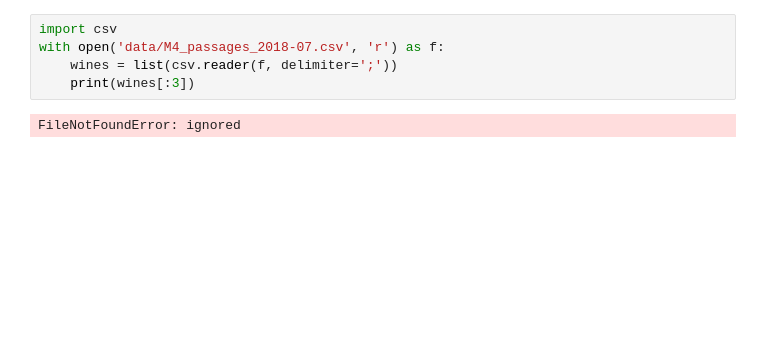
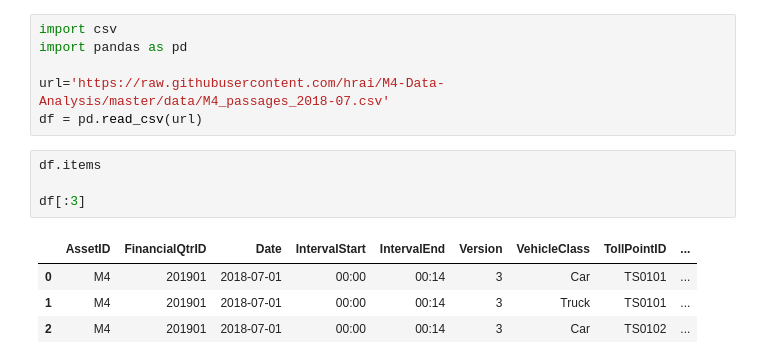
Before and after one commit to hrai/-M4-Data-Analysis, a Jupyter notebook: Assignment_2.ipynb, the cells around one changed output. Cells and saved outputs as stored; diff of their text form; blank space fills up the shorter version.

```diff
--- a/Assignment_2.ipynb
+++ b/Assignment_2.ipynb
@@ -1,9 +1,17 @@
 # %% [markdown]
 <a href="https://colab.research.google.com/github/hrai/M4-Data-Analysis/blob/master/Assignment_2.ipynb" target="_parent"><img src="https://colab.research.google.com/assets/colab-badge.svg" alt="Open In Colab"/></a>
-# %%
-import csv
-with open('data/M4_passages_2018-07.csv', 'r') as f:
-    wines = list(csv.reader(f, delimiter=';'))
-    print(wines[:3])
-# %% [output]
-FileNotFoundError: ignored
+# %%
+import csv
+import pandas as pd
+
+url='https://raw.githubusercontent.com/hrai/M4-Data-Analysis/master/data/M4_passages_2018-07.csv'
+df = pd.read_csv(url)
+# %%
+df.items
+
+df[:3]
+# %% [output]
+|  | AssetID | FinancialQtrID | Date | IntervalStart | IntervalEnd | Version | VehicleClass | TollPointID | ... |
+| 0 | M4 | 201901 | 2018-07-01 | 00:00 | 00:14 | 3 | Car | TS0101 | ... |
+| 1 | M4 | 201901 | 2018-07-01 | 00:00 | 00:14 | 3 | Truck | TS0101 | ... |
+| 2 | M4 | 201901 | 2018-07-01 | 00:00 | 00:14 | 3 | Car | TS0102 | ... |
```
Also changed, not shown: parts of 14 cells of this notebook.
